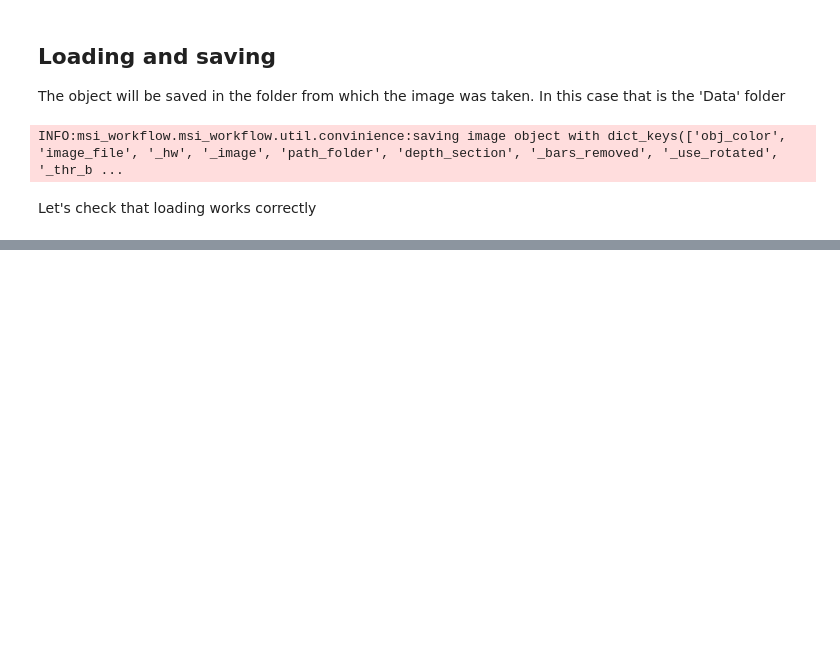
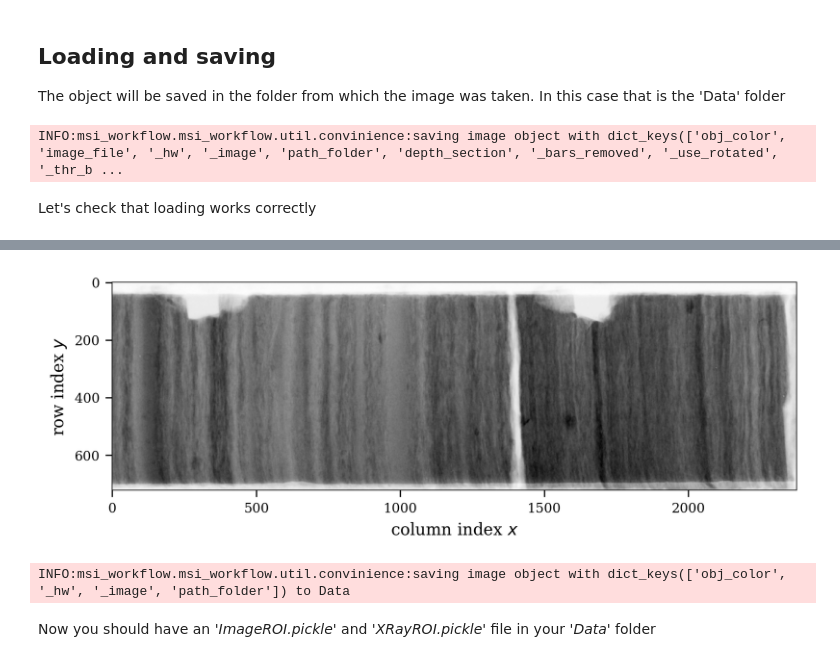
Before and after one commit to yaza11/maspim, a Jupyter notebook: Notebooks/09_XRay.ipynb, the cells around one changed output, grey strips where cells are left out. Cells and saved outputs as stored; diff of their text form; code cells hidden in the pictures; blank space fills up the shorter version.

Commit message:
improve setting xray

```diff
--- a/Notebooks/09_XRay.ipynb
+++ b/Notebooks/09_XRay.ipynb
@@ -113,0 +117,10 @@ _angle: -0.24854278564453125
+# %%
+roi = xray.get_roi_from_section(490, 495)
+roi.plot()
+
+roi.save()
+# %% [output]
+[figure, added]
+INFO:msi_workflow.msi_workflow.util.convinience:saving image object with dict_keys(['obj_color', '_hw', '_image', 'path_folder']) to Data
+# %% [markdown]
+Now you should have an *'ImageROI.pickle'* and *'XRayROI.pickle'* file in your *'Data'* folder
```
Also changed, not shown: parts of 3 cells of this notebook, 10 other files.
